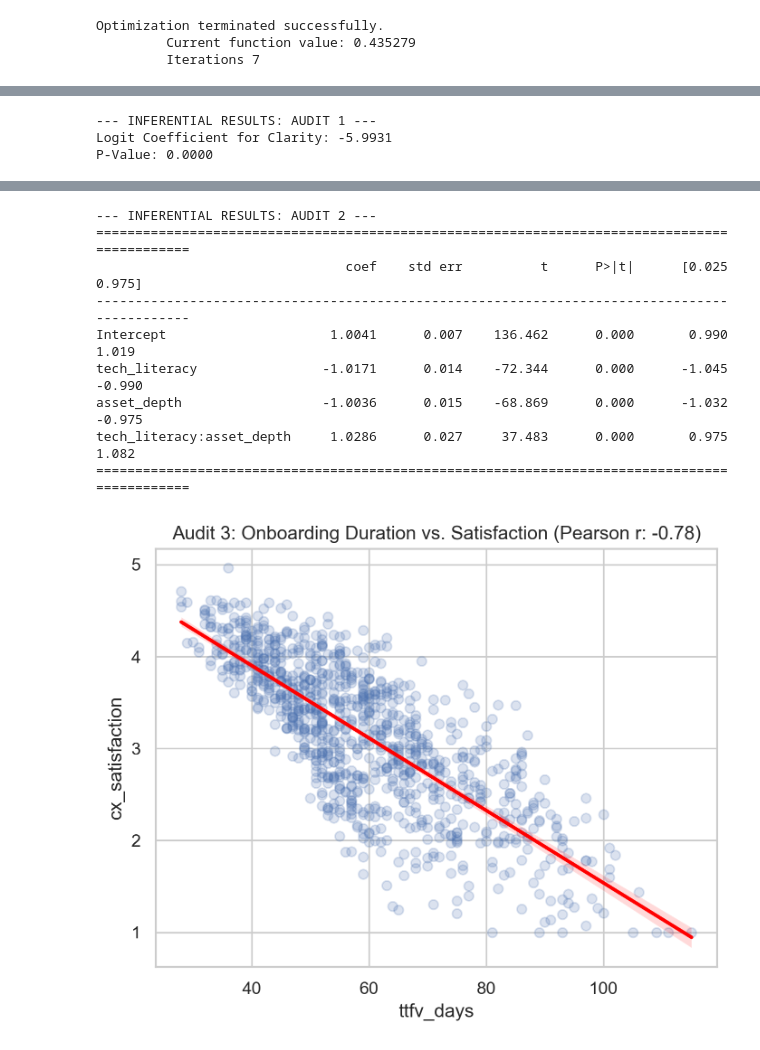
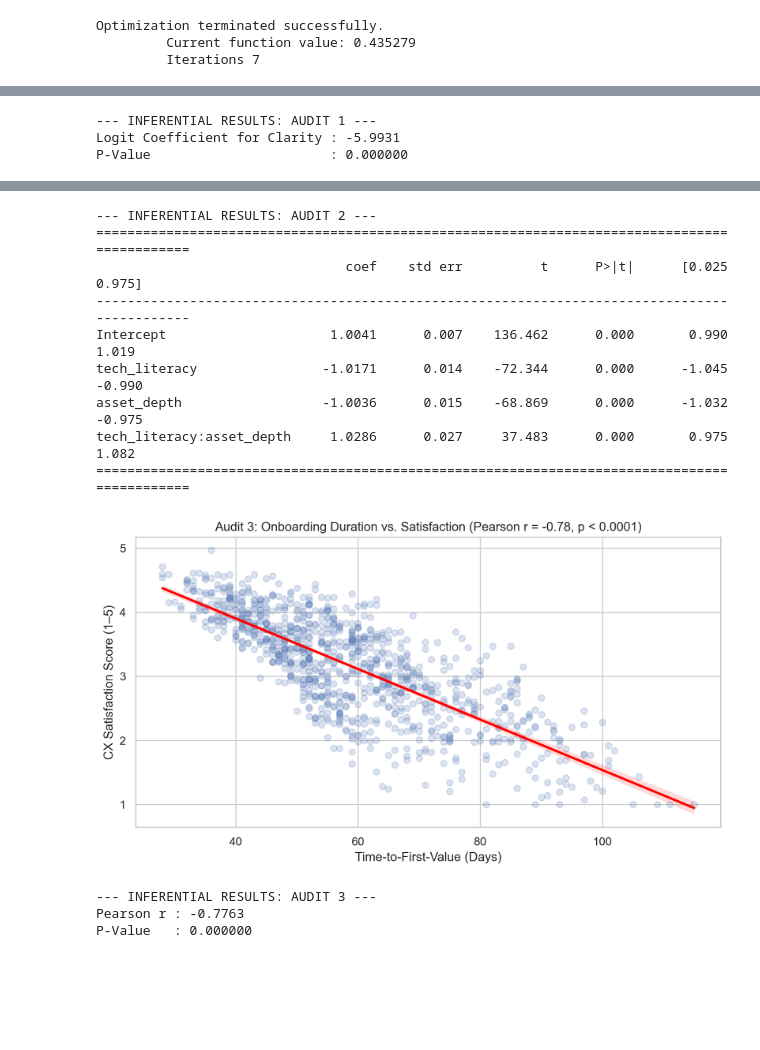
Before and after one commit to clemweb3/client-onboarding-failure-analysis, a Jupyter notebook: Notebooks/02_statistical_audit.ipynb, the cells around one changed output, grey strips where cells are left out. Saved outputs shown, nothing was run; the diff lists cells and outputs as text; code cells hidden in the pictures; blank space fills up the shorter version.

Commit message:
improved documentations and visualizations to better highlight the key insights and strategic implications of the analysis.

```diff
--- a/Notebooks/02_statistical_audit.ipynb
+++ b/Notebooks/02_statistical_audit.ipynb
@@ -10,6 +10,10 @@ from scipy import stats
 # Load canonical dataset
 df = pd.read_csv('../data/onboarding_data_v2.csv')
 
+# Temporary alias until data engine emits ownership_clarity as continuous
+if 'ownership_clarity' not in df.columns:
+    df['ownership_clarity'] = df['owner_assigned'].astype(float)
+
 # Configuration for professional high-resolution visualization
 plt.rcParams['figure.dpi'] = 250
 sns.set_theme(style="whitegrid")
@@ -18,20 +22,21 @@ sns.set_theme(style="whitegrid")
 # AUDIT 1: Accountability and Resource Efficiency (Logistic Regression)
 # =================================================================
 # Objective: Quantify how Ownership Clarity predicts Founder Involvement.
-# Rationale: Tests the 'Scaling Ceiling' hypothesis.
+# Rationale: Tests the Ownership Clarity vs. Founder Involvement Probability.
 
-# Since founder_involved is binary, we use a Logistic Regression (Logit)
 logit_model = sm.Logit(df['founder_involved'], sm.add_constant(df['ownership_clarity'])).fit()
 
 plt.figure(figsize=(10, 5))
 sns.regplot(data=df, x='ownership_clarity', y='founder_involved',
             logistic=True, scatter_kws={'alpha':0.1}, line_kws={'color':'blue'})
 plt.title("Audit 1: Probability of Founder Intervention vs. Ownership Clarity")
+plt.xlabel("Ownership Clarity")
+plt.ylabel("Founder Involvement (Probability)")
 plt.show()
 
 print("--- INFERENTIAL RESULTS: AUDIT 1 ---")
-print(f"Logit Coefficient for Clarity: {logit_model.params['ownership_clarity']:.4f}")
-print(f"P-Value: {logit_model.pvalues['ownership_clarity']:.4f}")
+print(f"Logit Coefficient for Clarity : {logit_model.params['ownership_clarity']:.4f}")
+print(f"P-Value                       : {logit_model.pvalues['ownership_clarity']:.6f}")
 
 # =================================================================
 # AUDIT 2: Non-Linear Interaction (OLS with Interaction Term)
@@ -39,17 +44,19 @@ print(f"P-Value: {logit_model.pvalues['ownership_clarity']:.4f}")
 # Objective: Prove that Asset Depth is more critical for Novice clients.
 # Rationale: Validates the 'Support Entropy' model.
 
-# OLS Regression: Repeat Query Rate ~ Literacy * Asset_Depth
 ols_interaction = smf.ols('repeat_query_rate ~ tech_literacy * asset_depth', data=df).fit()
 
 df['literacy_segment'] = pd.qcut(df['tech_literacy'], 3, labels=['Novice', 'Competent', 'Expert'])
-sns.lmplot(data=df, x='asset_depth', y='repeat_query_rate', hue='literacy_segment',
-           scatter_kws={'alpha':0.2}, height=6, aspect=1.5)
-plt.title("Audit 2: Interaction Effect of Literacy and Documentation")
+
+g = sns.lmplot(data=df, x='asset_depth', y='repeat_query_rate', hue='literacy_segment',
+               scatter_kws={'alpha':0.2}, line_kws={'lw':2.5}, height=6, aspect=1.5)
+g.set_axis_labels("Asset Depth (0.0 to 1.0)", "Repeat Query Rate")
+g.figure.suptitle("Audit 2: Interaction Effect of Literacy and Documentation", y=1.02)
+plt.tight_layout()
 plt.show()
 
 print("--- INFERENTIAL RESULTS: AUDIT 2 ---")
-print(ols_interaction.summary().tables[1]) # Focus on the interaction term p-value
+print(ols_interaction.summary().tables[1])
 
 # =================================================================
 # AUDIT 3: Correlation of Latency to Sentiment (Pearson R)
@@ -58,11 +65,17 @@ print(ols_interaction.summary().tables[1]) # Focus on the interaction term p-val
 
 r_coeff, p_val = stats.pearsonr(df['ttfv_days'], df['cx_satisfaction'])
 
-plt.figure()
+plt.figure(figsize=(10, 5))
 sns.regplot(data=df, x='ttfv_days', y='cx_satisfaction',
             scatter_kws={'alpha':0.2}, line_kws={'color':'red'})
-plt.title(f"Audit 3: Onboarding Duration vs. Satisfaction (Pearson r: {r_coeff:.2f})")
+plt.title(f"Audit 3: Onboarding Duration vs. Satisfaction (Pearson r = {r_coeff:.2f}, p < 0.0001)")
+plt.xlabel("Time-to-First-Value (Days)")
+plt.ylabel("CX Satisfaction Score (1–5)")
 plt.show()
+
+print("--- INFERENTIAL RESULTS: AUDIT 3 ---")
+print(f"Pearson r : {r_coeff:.4f}")
+print(f"P-Value   : {p_val:.6f}")
 # %% [output]
 Optimization terminated successfully.
          Current function value: 0.435279
@@ -71,3 +84,3 @@ Optimization terminated successfully.
 --- INFERENTIAL RESULTS: AUDIT 1 ---
-Logit Coefficient for Clarity: -5.9931
-P-Value: 0.0000
+Logit Coefficient for Clarity : -5.9931
+P-Value                       : 0.000000
@@ -75,13 +88,16 @@ P-Value: 0.0000
 --- INFERENTIAL RESULTS: AUDIT 2 ---
 =============================================================================================
                                 coef    std err          t      P>|t|      [0.025      0.975]
 ---------------------------------------------------------------------------------------------
 Intercept                     1.0041      0.007    136.462      0.000       0.990       1.019
 tech_literacy                -1.0171      0.014    -72.344      0.000      -1.045      -0.990
 asset_depth                  -1.0036      0.015    -68.869      0.000      -1.032      -0.975
 tech_literacy:asset_depth     1.0286      0.027     37.483      0.000       0.975       1.082
 =============================================================================================
-[figure, old version]
+[figure, new version]
+--- INFERENTIAL RESULTS: AUDIT 3 ---
+Pearson r : -0.7763
+P-Value   : 0.000000
 # %% [markdown]
 The statistical audit verifies that the generative simulation accurately captures the non-linear friction patterns defined in the Research Design. By applying inferential tests (Logit, OLS, and Pearson r), we have quantified the "Founder-Led Trap" and the specific conditions that drive operational decay.
 
```
Also changed, not shown: parts of 2 cells of this notebook, 3 other files.
